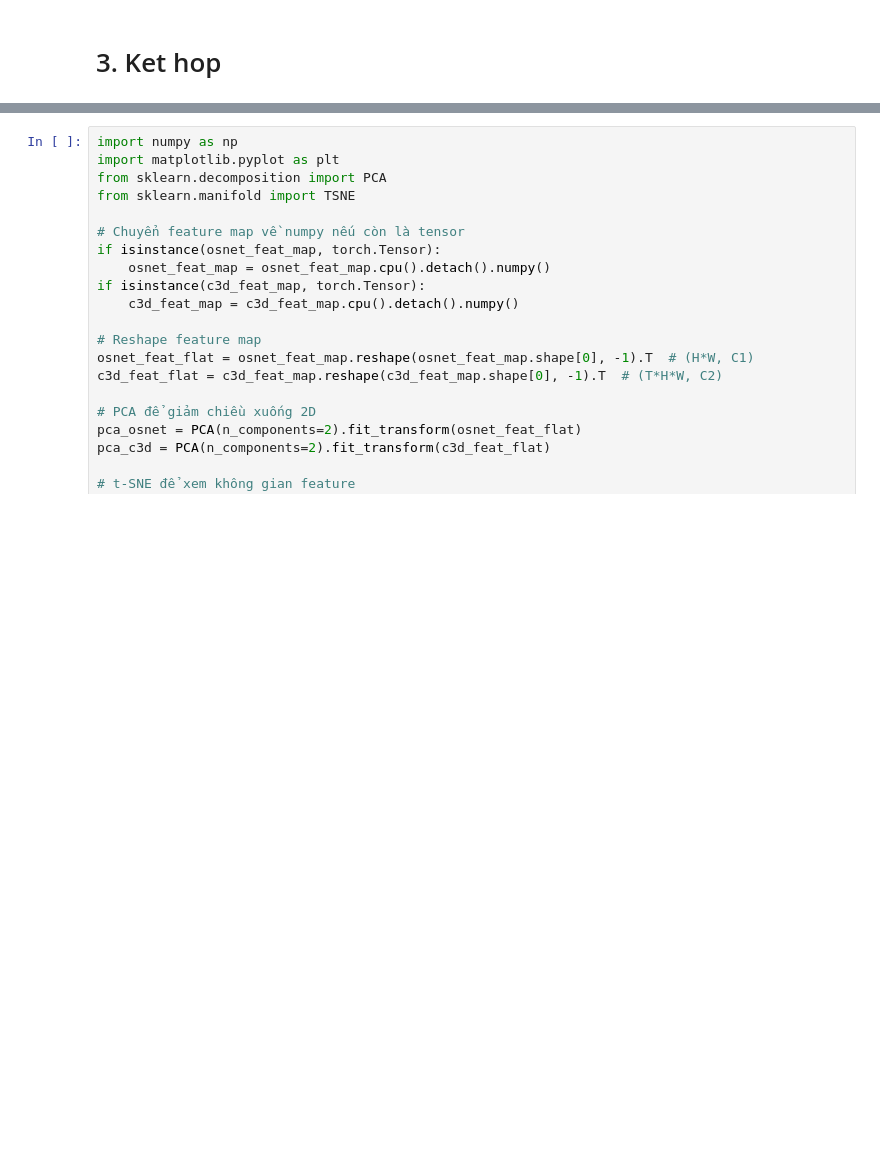
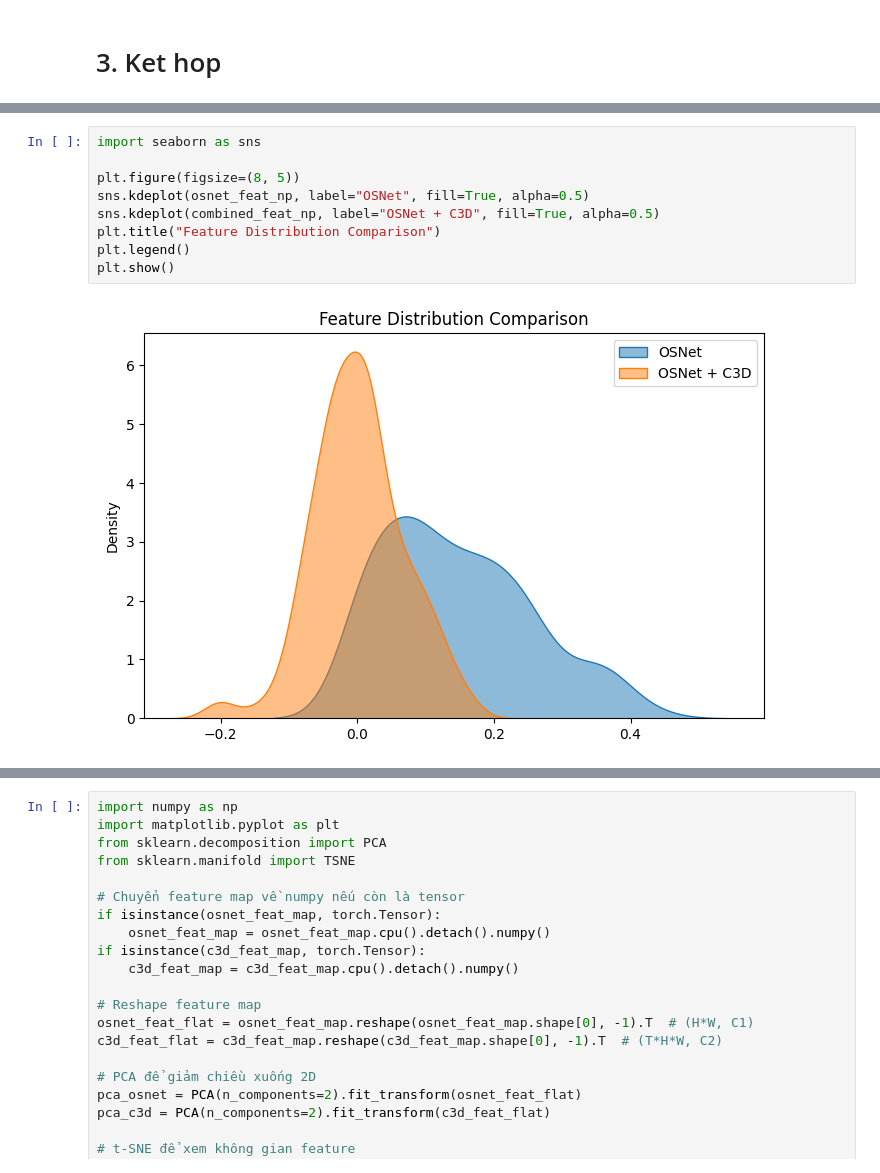
Before and after one commit to shredder0812/endocv_2024, a Jupyter notebook: test_c3dosnet.ipynb, the cells around one changed output, grey strips where cells are left out. Drawn from its saved outputs; the diff is of its cells as text; blank space fills up the shorter version.

```diff
--- a/test_c3dosnet.ipynb
+++ b/test_c3dosnet.ipynb
@@ -789,0 +817,11 @@ plt.show()
+# %%
+import seaborn as sns
+
+plt.figure(figsize=(8, 5))
+sns.kdeplot(osnet_feat_np, label="OSNet", fill=True, alpha=0.5)
+sns.kdeplot(combined_feat_np, label="OSNet + C3D", fill=True, alpha=0.5)
+plt.title("Feature Distribution Comparison")
+plt.legend()
+plt.show()
+# %% [output]
+[figure, added]
```
Also changed, not shown: parts of 13 cells of this notebook, 3 other files.
